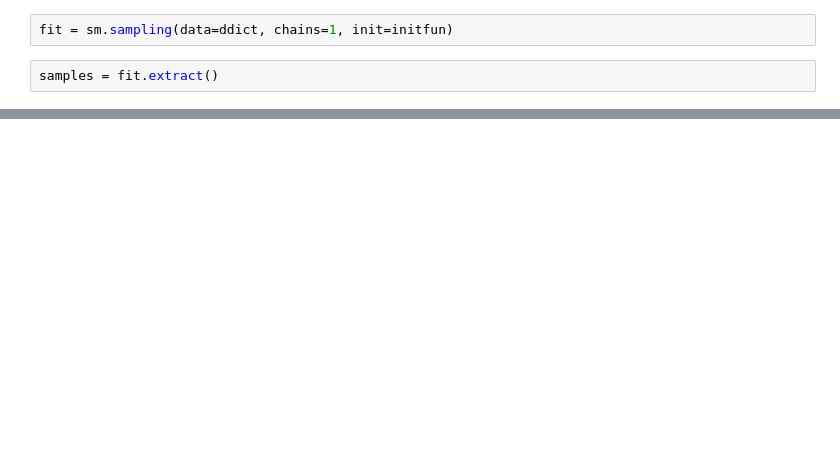
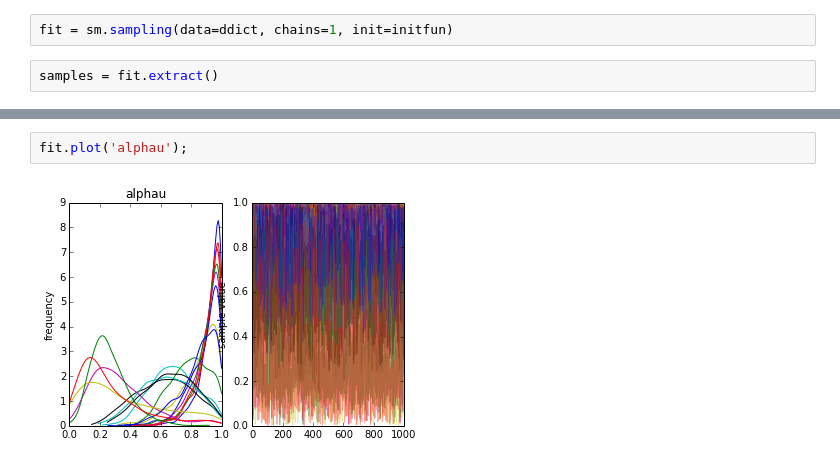
Before and after one commit to jmxpearson/bayesrl, a Jupyter notebook: Model0.ipynb, the cells around one changed output, grey strips where cells are left out. Drawn from its saved outputs; the diff is of its cells as text; blank space fills up the shorter version.

```diff
--- a/Model0.ipynb
+++ b/Model0.ipynb
@@ -97,2 +105,6 @@ fit.plot('alpha');
+# %%
+fit.plot('alphau');
+# %% [output]
+[figure, added]
 # %%
 fit.plot('beta');
```
Also changed, not shown: parts of 8 cells of this notebook, 4 other files.
